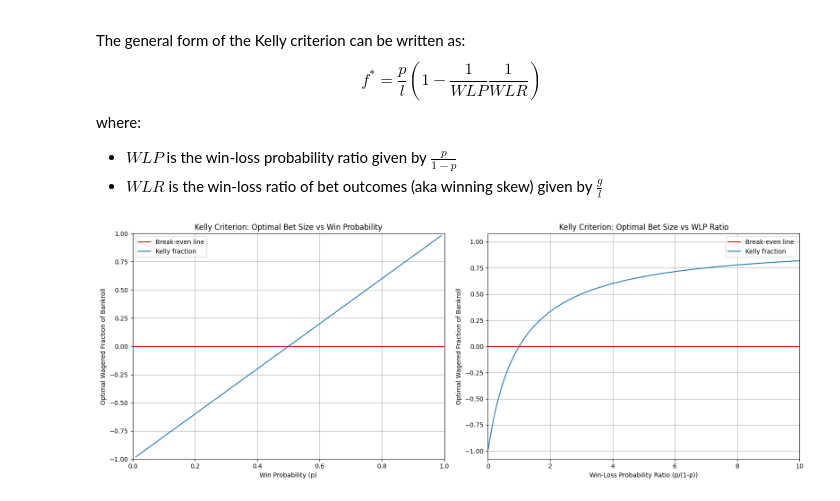
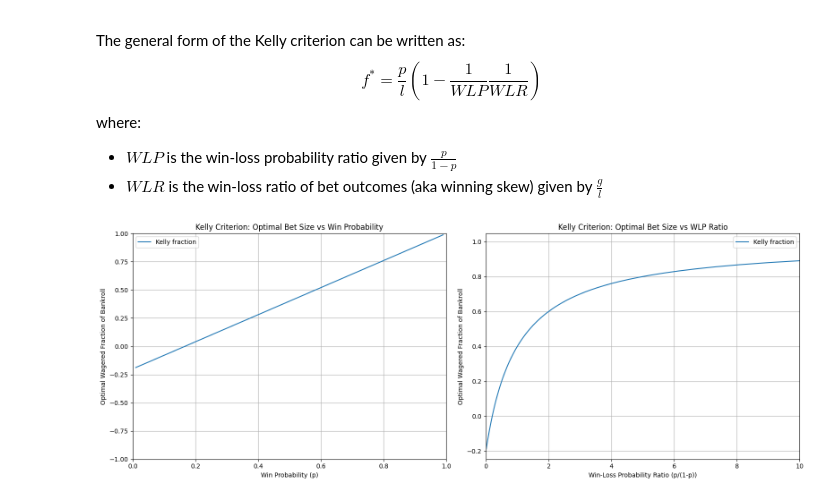
Before and after one commit to olivcho/kelly-criterion, a Jupyter notebook: main.ipynb, the cells around one changed output. Cells and saved outputs as stored; diff of their text form; code cells hidden in the pictures.

```diff
--- a/main.ipynb
+++ b/main.ipynb
@@ -27,13 +28,13 @@ where:
 - $WLP$ is the win-loss probability ratio given by $\frac{p}{1-p}$
 - $WLR$ is the win-loss ratio of bet outcomes (aka winning skew) given by $\frac{g}{l}$
 # %%
-# Simulation given changing WLP
+# Kelly simulation given changing p and WLP
 
 generated_data = pd.DataFrame(columns=['p', 'WLP', 'WLR', 'f*'])
 
-for p in np.arange(0.01, 1, 0.01):  # Start from 0.01 instead of 0 to avoid division by zero
+for p in np.arange(0.01, 1, 0.01):
     q = 1 - p
-    g = 1 # gain per win
+    g = 5 # gain per win
     l = 1 # loss per loss
 
     WLP = p/q
@@ -47,33 +48,31 @@ for p in np.arange(0.01, 1, 0.01):  # Start from 0.01 instead of 0 to avoid divi
         'WLR': [WLR],
         'f*': [f_star]
     })
 
     generated_data = pd.concat([generated_data, new_data], ignore_index=True)
 
 fig, (ax1, ax2) = plt.subplots(1, 2, figsize=(16, 6))
 
 # Plot 1: f* vs Win Probability (p)
 ax1.set_xlabel('Win Probability (p)')
 ax1.set_ylabel('Optimal Wagered Fraction of Bankroll')
 ax1.set_title('Kelly Criterion: Optimal Bet Size vs Win Probability')
 ax1.grid(True)
-ax1.axhline(y=0, color="red", linestyle="-", label='Break-even line')
 ax1.plot(generated_data['p'], generated_data['f*'], label='Kelly fraction')
 ax1.set_xlim(0, 1)
 ax1.set_ylim(-1, 1)
 ax1.legend()
 
 # Plot 2: f* vs Win-Loss Probability Ratio (WLP)
 ax2.set_xlabel('Win-Loss Probability Ratio (p/(1-p))')
 ax2.set_ylabel('Optimal Wagered Fraction of Bankroll')
 ax2.set_title('Kelly Criterion: Optimal Bet Size vs WLP Ratio')
 ax2.grid(True)
-ax2.axhline(y=0, color="red", linestyle="-", label='Break-even line')
 ax2.plot(generated_data['WLP'], generated_data['f*'], label='Kelly fraction')
 ax2.set_xlim(0, 10)
 ax2.legend()
 
 plt.tight_layout()
 plt.show()
 # %% [output]
-[figure, old version]
+[figure, new version]
```
Also changed, not shown: parts of 4 cells of this notebook.
